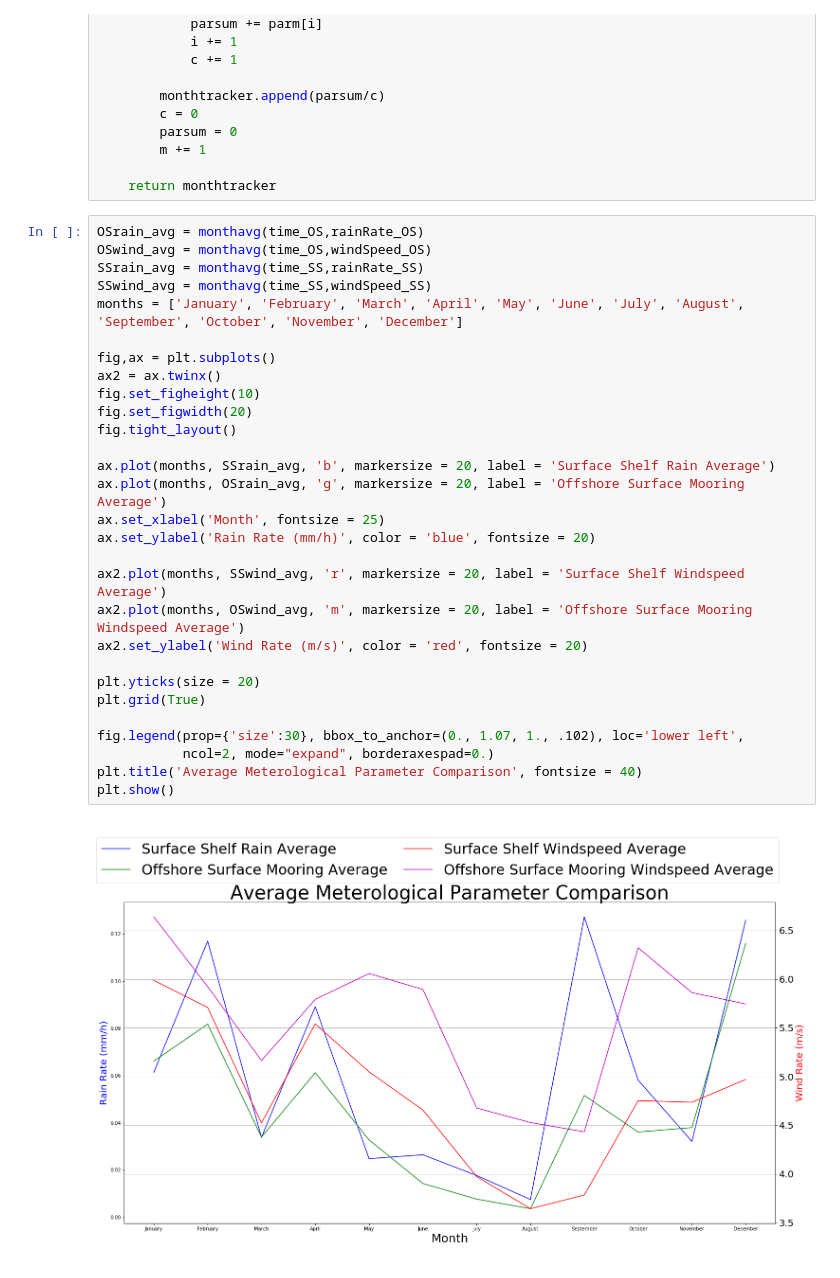
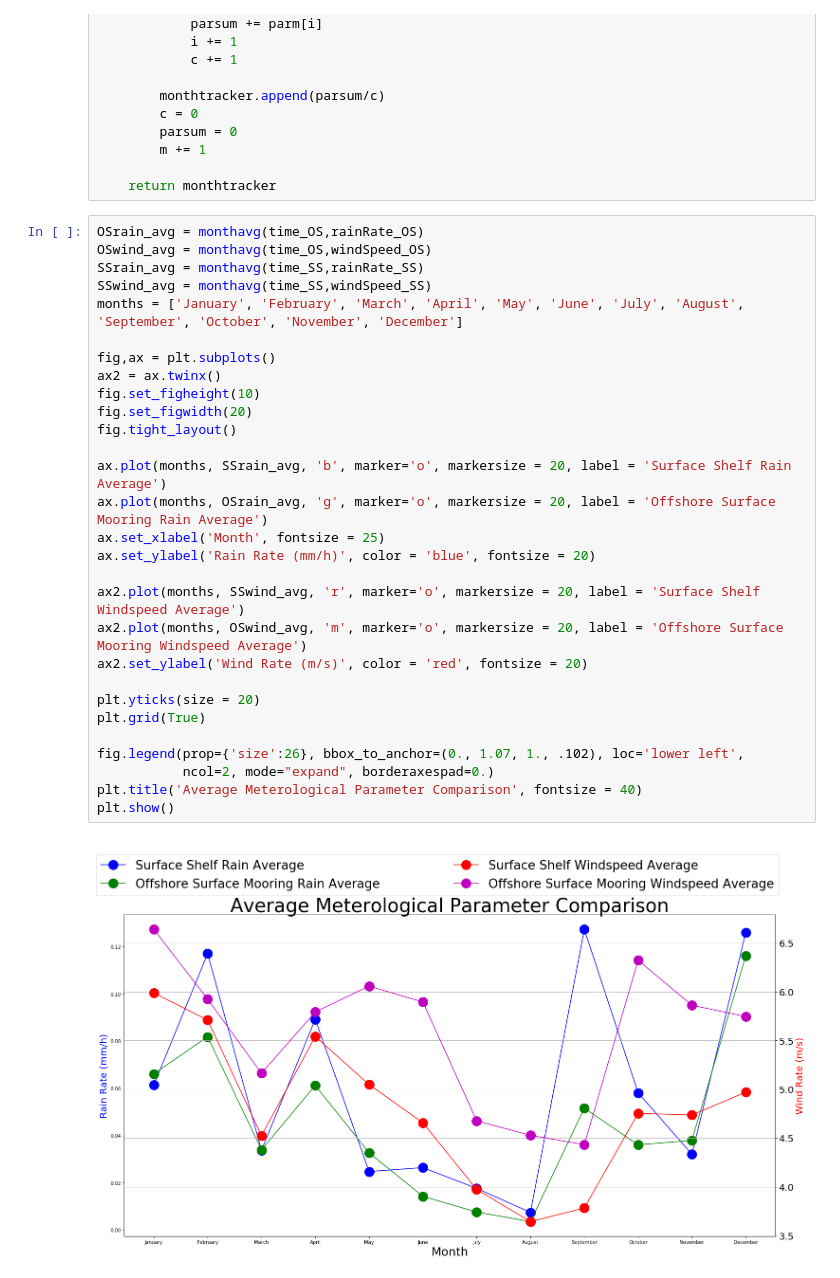
Before and after one commit to etomlin27/Meteorology_Project_2, a Jupyter notebook: Tomlin_Project2_Meteo.ipynb, the cells around one changed output. Cells and saved outputs as stored; diff of their text form.

```diff
--- a/Tomlin_Project2_Meteo.ipynb
+++ b/Tomlin_Project2_Meteo.ipynb
@@ -428,31 +428,31 @@ def monthavg(time,parm):
 # %%
 OSrain_avg = monthavg(time_OS,rainRate_OS)
 OSwind_avg = monthavg(time_OS,windSpeed_OS)
 SSrain_avg = monthavg(time_SS,rainRate_SS)
 SSwind_avg = monthavg(time_SS,windSpeed_SS)
 months = ['January', 'February', 'March', 'April', 'May', 'June', 'July', 'August', 'September', 'October', 'November', 'December']
 
 fig,ax = plt.subplots()
 ax2 = ax.twinx()
 fig.set_figheight(10)
 fig.set_figwidth(20)
 fig.tight_layout()
 
-ax.plot(months, SSrain_avg, 'b', markersize = 20, label = 'Surface Shelf Rain Average')
-ax.plot(months, OSrain_avg, 'g', markersize = 20, label = 'Offshore Surface Mooring Average')
+ax.plot(months, SSrain_avg, 'b', marker='o', markersize = 20, label = 'Surface Shelf Rain Average')
+ax.plot(months, OSrain_avg, 'g', marker='o', markersize = 20, label = 'Offshore Surface Mooring Rain Average')
 ax.set_xlabel('Month', fontsize = 25)
 ax.set_ylabel('Rain Rate (mm/h)', color = 'blue', fontsize = 20)
 
-ax2.plot(months, SSwind_avg, 'r', markersize = 20, label = 'Surface Shelf Windspeed Average')
-ax2.plot(months, OSwind_avg, 'm', markersize = 20, label = 'Offshore Surface Mooring Windspeed Average')
+ax2.plot(months, SSwind_avg, 'r', marker='o', markersize = 20, label = 'Surface Shelf Windspeed Average')
+ax2.plot(months, OSwind_avg, 'm', marker='o', markersize = 20, label = 'Offshore Surface Mooring Windspeed Average')
 ax2.set_ylabel('Wind Rate (m/s)', color = 'red', fontsize = 20)
 
 plt.yticks(size = 20)
 plt.grid(True)
 
-fig.legend(prop={'size':30}, bbox_to_anchor=(0., 1.07, 1., .102), loc='lower left',
+fig.legend(prop={'size':26}, bbox_to_anchor=(0., 1.07, 1., .102), loc='lower left',
            ncol=2, mode="expand", borderaxespad=0.)
 plt.title('Average Meterological Parameter Comparison', fontsize = 40)
 plt.show()
 # %% [output]
-[figure, old version]
+[figure, new version]
```
